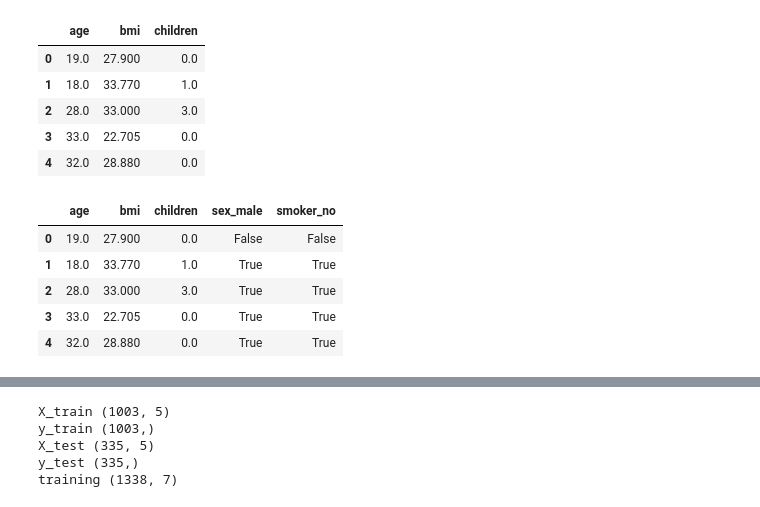
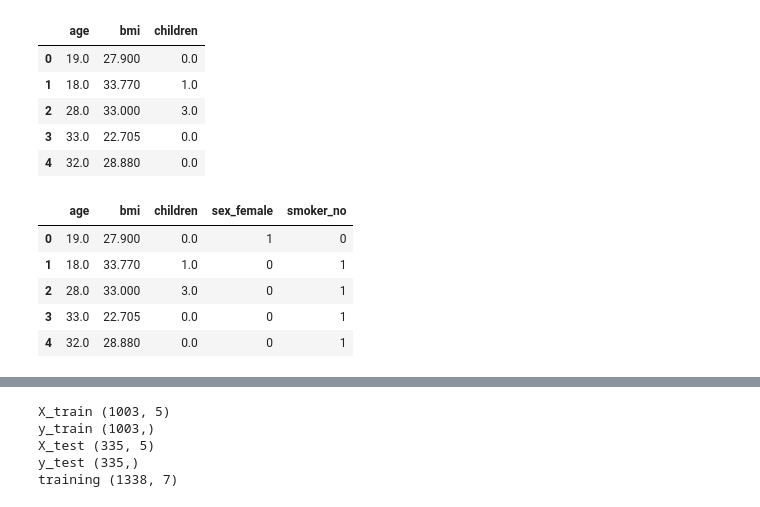
Before and after one commit to Python-Data-Science-Class-4/Homework, a Jupyter notebook: WEEK-25 LINEAR MODELS/11-Ismail/linear_model_homework.ipynb, the cells around one changed output, grey strips where cells are left out. Cells and saved outputs as stored; diff of their text form; code cells hidden in the pictures.

```diff
--- a/WEEK-25 LINEAR MODELS/11-Ismail/linear_model_homework.ipynb
+++ b/WEEK-25 LINEAR MODELS/11-Ismail/linear_model_homework.ipynb
@@ -344,8 +418,8 @@ PCR
 # %%
 import pandas as pd
 ad = pd.read_csv("insurance.csv")
-df3 = ad.copy()
-df3.head()
+df = ad.copy()
+df.head()
 # %% [output]
 |  | age | sex | bmi | children | smoker | region | charges |
 | 0 | 19 | female | 27.900 | 0 | yes | southwest | 16884.92400 |
@@ -390,0 +455,9 @@ dms.head()
+# %%
+df_encoded = pd.get_dummies(df, columns=['sex', 'smoker', 'region'])
+df_encoded = df_encoded.astype(int)
+
+df_encoded['is_south'] = df['region'].isin(['southeast','southwest']).astype(int)
+df_encoded['is_east'] = df['region'].isin(['northeast','northwest']).astype(int)
+
+df_encoded.drop(['sex_male','smoker_yes','region_southeast','region_southwest', 'region_northeast', 'region_northwest'], axis=1, inplace= True )
+df_encoded
@@ -393,5 +480,5 @@ y = df3["charges"]
 # %%
-X_ = df3.drop(["charges","sex","smoker","region"], axis = 1).astype("float64")
+X_ = df.drop(["charges","sex","smoker","region"], axis = 1).astype("float64")
 # %%
 
 X_.head()
@@ -403,15 +490,15 @@ X_.head()
 | 3 | 33.0 | 22.705 | 0.0 |
 | 4 | 32.0 | 28.880 | 0.0 |
 # %%
-X = pd.concat([X_, dms[["sex_male", "smoker_no"]]], axis = 1)
+X = pd.concat([X_, df_encoded[["sex_female", "smoker_no"]]], axis = 1)
 X.head()
 # %% [output]
-|  | age | bmi | children | sex_male | smoker_no |
-| 0 | 19.0 | 27.900 | 0.0 | False | False |
-| 1 | 18.0 | 33.770 | 1.0 | True | True |
-| 2 | 28.0 | 33.000 | 3.0 | True | True |
-| 3 | 33.0 | 22.705 | 0.0 | True | True |
-| 4 | 32.0 | 28.880 | 0.0 | True | True |
+|  | age | bmi | children | sex_female | smoker_no |
+| 0 | 19.0 | 27.900 | 0.0 | 1 | 0 |
+| 1 | 18.0 | 33.770 | 1.0 | 0 | 1 |
+| 2 | 28.0 | 33.000 | 3.0 | 0 | 1 |
+| 3 | 33.0 | 22.705 | 0.0 | 0 | 1 |
+| 4 | 32.0 | 28.880 | 0.0 | 0 | 1 |
 # %%
 X.info()
 # %% [output]
```
Also changed, not shown: parts of 109 cells of this notebook.
